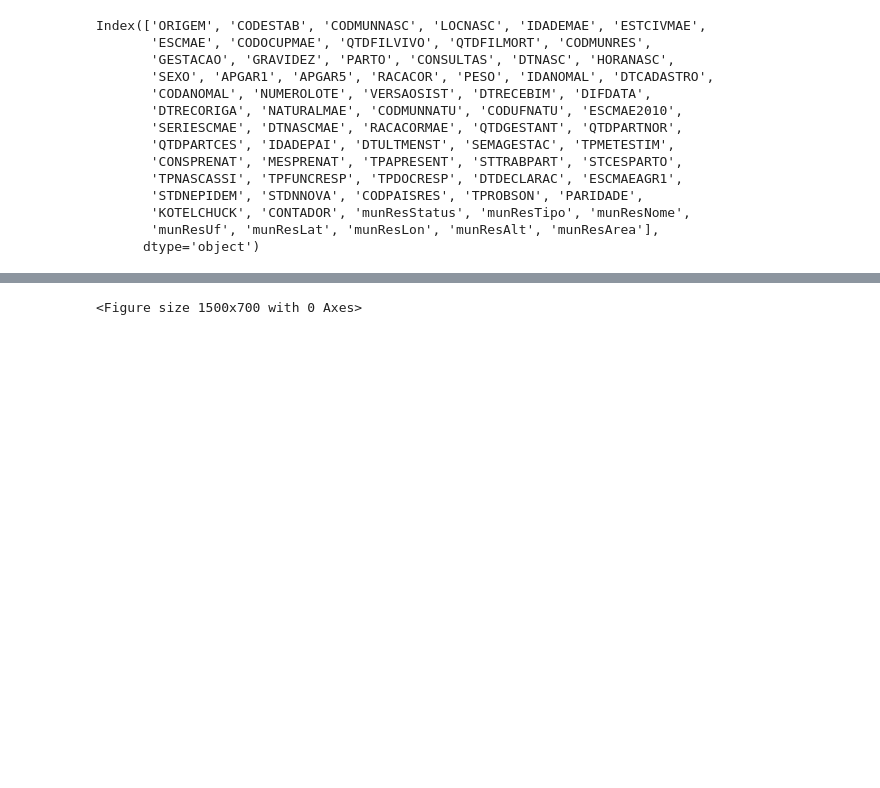
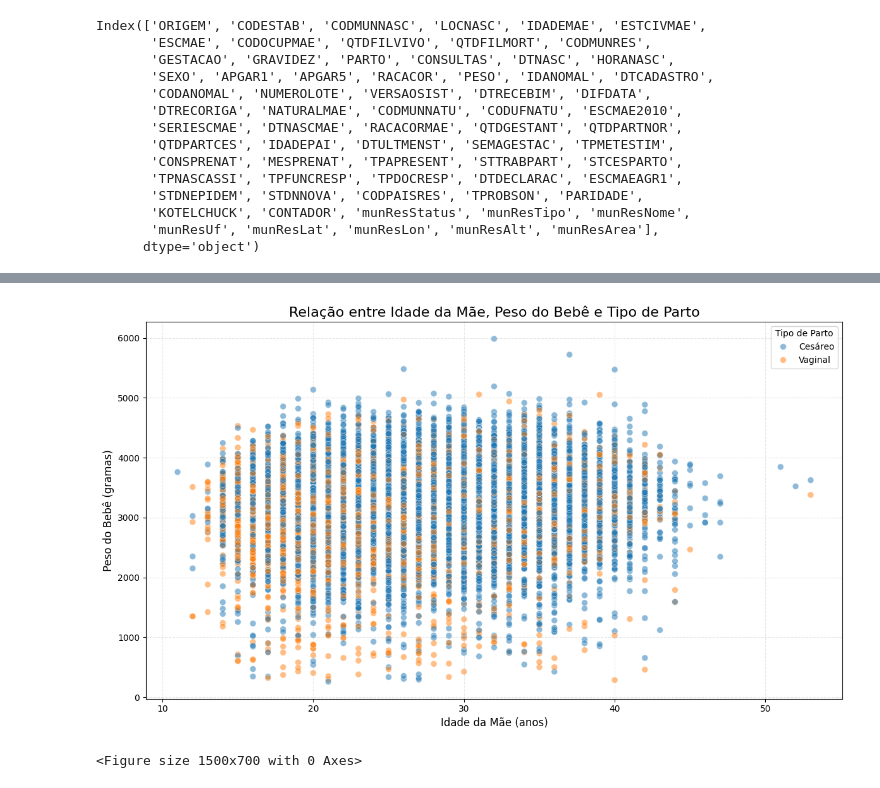
Before and after one commit to alevazcientista-dotcom/Ebac1, a Jupyter notebook: M9_Parte1.ipynb, the cells around one changed output, grey strips where cells are left out. Saved outputs shown, nothing was run; the diff lists cells and outputs as text; code cells hidden in the pictures; blank space fills up the shorter version.

```diff
--- a/M9_Parte1.ipynb
+++ b/M9_Parte1.ipynb
@@ -276,3 +292,16 @@ plt.gca().spines[['top', 'right']].set_visible(False)
+# %%
+# Gerar gráfico de dispersão: Peso do Bebê vs Idade da Mãe, com cor pelo Tipo de Parto e transparência
+plt.figure(figsize=(12, 7))
+sns.scatterplot(data=sinasc_raw, x='IDADEMAE', y='PESO', hue='PARTO', alpha=0.5, s=50)
+plt.title('Relação entre Idade da Mãe, Peso do Bebê e Tipo de Parto', fontsize=16)
+plt.xlabel('Idade da Mãe (anos)', fontsize=12)
+plt.ylabel('Peso do Bebê (gramas)', fontsize=12)
+plt.grid(True, linestyle='--', alpha=0.3)
+plt.legend(title='Tipo de Parto')
+plt.tight_layout()
+plt.show()
+# %% [output]
+[figure, added]
 # %%
 # Visualizar a idade média das mães e pais por município
 plt.figure(figsize=(15, 7))
```
Also changed, not shown: parts of 5 cells of this notebook.
